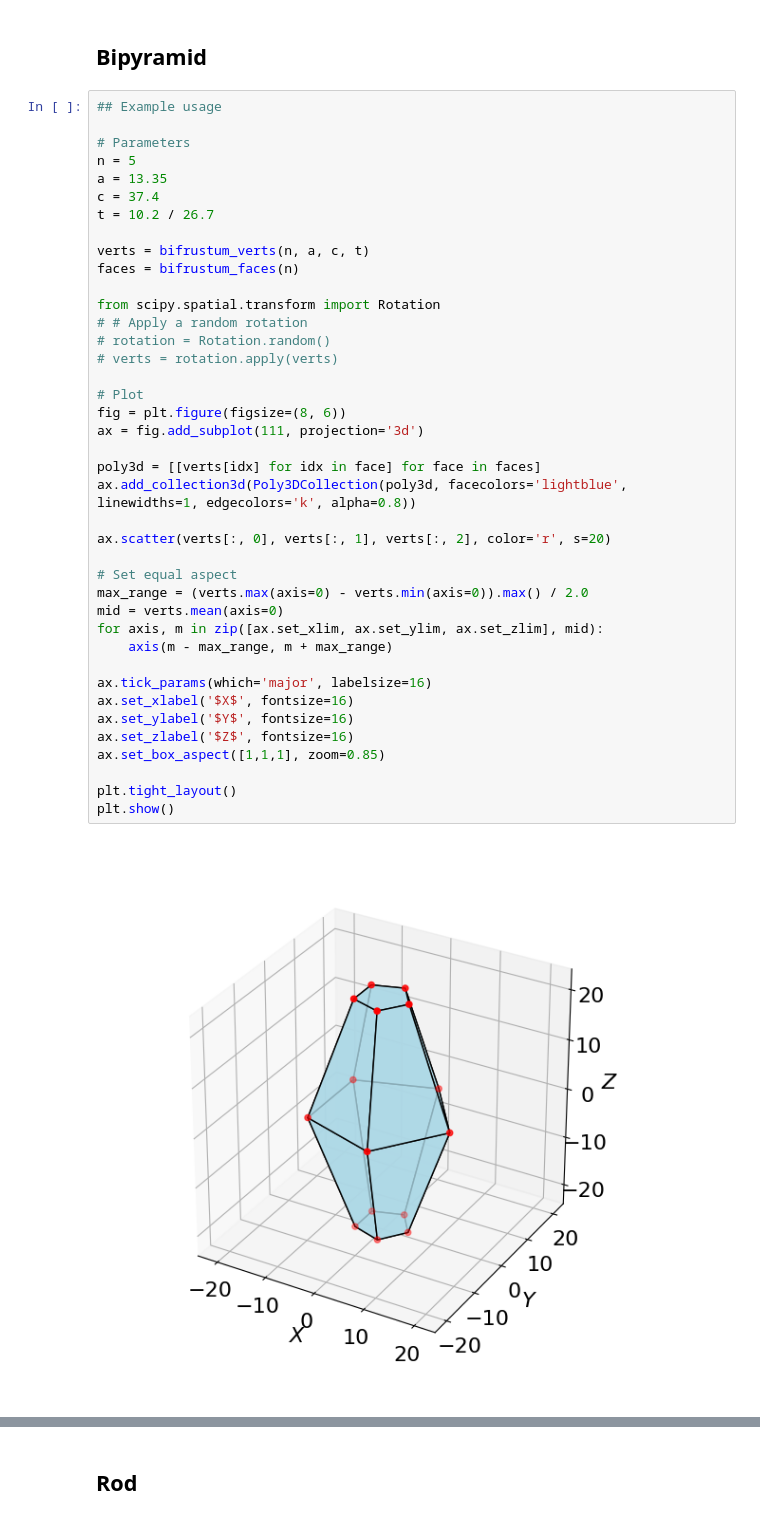
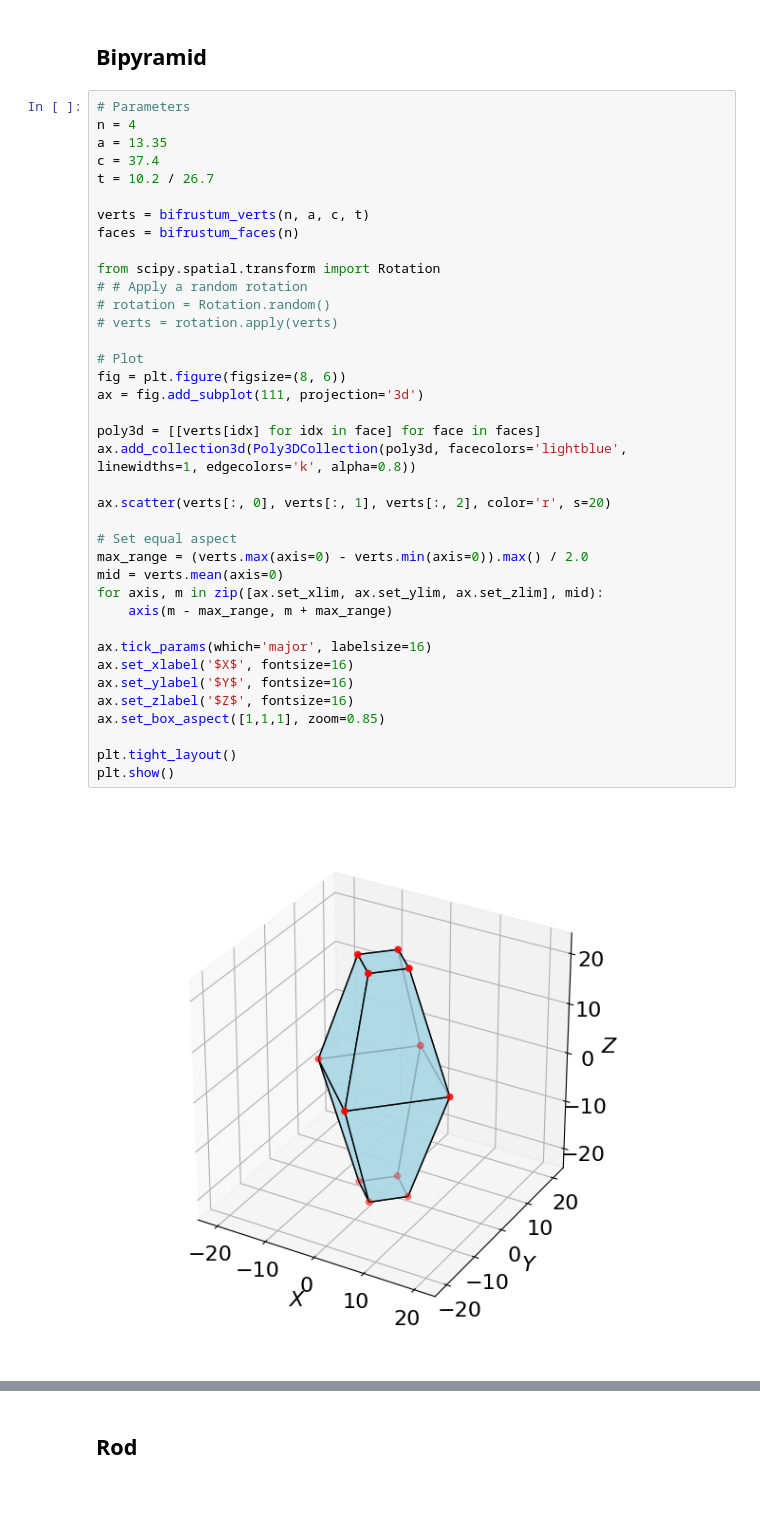
Before and after one commit to ch-tung/simplex_scattering, a Jupyter notebook: test_bipyramid.ipynb, the cells around one changed output, grey strips where cells are left out. Saved outputs shown, nothing was run; the diff lists cells and outputs as text.

```diff
--- a/test_bipyramid.ipynb
+++ b/test_bipyramid.ipynb
@@ -243,10 +243,8 @@ def fix_tetrahedron_orientations(verts, tetrahedra):
 # %% [markdown]
 ## Bipyramid
 # %%
-## Example usage
-
 # Parameters
-n = 5
+n = 4
 a = 13.35
 c = 37.4
 t = 10.2 / 26.7
@@ -256,34 +254,34 @@ faces = bifrustum_faces(n)
 
 from scipy.spatial.transform import Rotation
 # # Apply a random rotation
 # rotation = Rotation.random()
 # verts = rotation.apply(verts)
 
 # Plot
 fig = plt.figure(figsize=(8, 6))
 ax = fig.add_subplot(111, projection='3d')
 
 poly3d = [[verts[idx] for idx in face] for face in faces]
 ax.add_collection3d(Poly3DCollection(poly3d, facecolors='lightblue', linewidths=1, edgecolors='k', alpha=0.8))
 
 ax.scatter(verts[:, 0], verts[:, 1], verts[:, 2], color='r', s=20)
 
 # Set equal aspect
 max_range = (verts.max(axis=0) - verts.min(axis=0)).max() / 2.0
 mid = verts.mean(axis=0)
 for axis, m in zip([ax.set_xlim, ax.set_ylim, ax.set_zlim], mid):
     axis(m - max_range, m + max_range)
 
 ax.tick_params(which='major', labelsize=16)
 ax.set_xlabel('$X$', fontsize=16)
 ax.set_ylabel('$Y$', fontsize=16)
 ax.set_zlabel('$Z$', fontsize=16)
 ax.set_box_aspect([1,1,1], zoom=0.85)
 
 plt.tight_layout()
 plt.show()
 # %% [output]
-[figure, old version]
+[figure, new version]
 # %%
 # Dissect the bifrustum into tetrahedra
 delaunay = Delaunay(verts)
```
Also changed, not shown: parts of 7 cells of this notebook, 1 other file.
